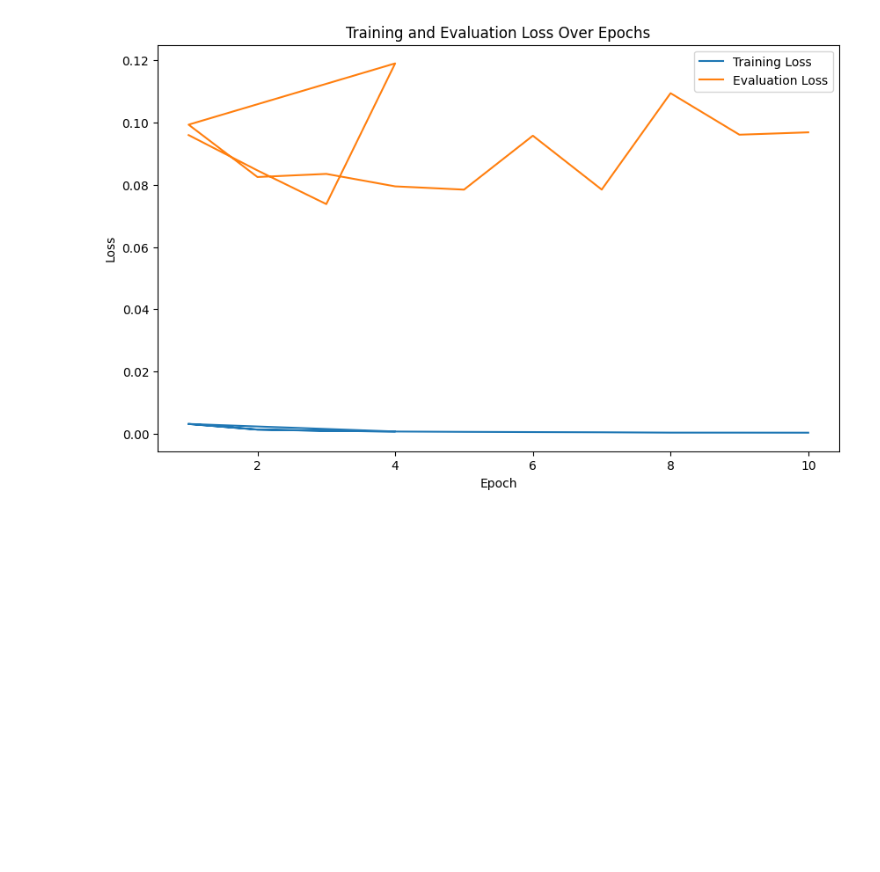
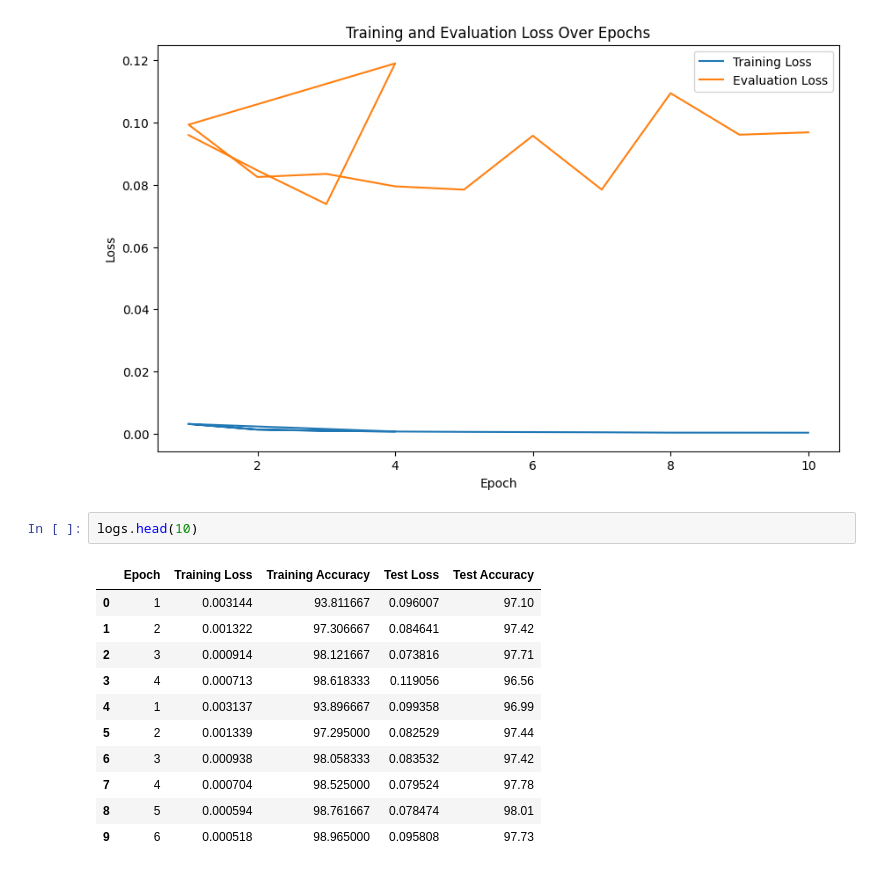
Before and after one commit to Yukesh432/pytorch-learning, a Jupyter notebook: nn_architecture/pruned_NN.ipynb, the cells around one changed output. Cells and saved outputs as stored; diff of their text form; blank space fills up the shorter version.

```diff
--- a/nn_architecture/pruned_NN.ipynb
+++ b/nn_architecture/pruned_NN.ipynb
@@ -162,3 +172,17 @@ plt.legend()
 plt.show()
 # %% [output]
 [figure]
+# %%
+logs.head(10)
+# %% [output]
+|  | Epoch | Training Loss | Training Accuracy | Test Loss | Test Accuracy |
+| 0 | 1 | 0.003144 | 93.811667 | 0.096007 | 97.10 |
+| 1 | 2 | 0.001322 | 97.306667 | 0.084641 | 97.42 |
+| 2 | 3 | 0.000914 | 98.121667 | 0.073816 | 97.71 |
+| 3 | 4 | 0.000713 | 98.618333 | 0.119056 | 96.56 |
+| 4 | 1 | 0.003137 | 93.896667 | 0.099358 | 96.99 |
+| 5 | 2 | 0.001339 | 97.295000 | 0.082529 | 97.44 |
+| 6 | 3 | 0.000938 | 98.058333 | 0.083532 | 97.42 |
+| 7 | 4 | 0.000704 | 98.525000 | 0.079524 | 97.78 |
+| 8 | 5 | 0.000594 | 98.761667 | 0.078474 | 98.01 |
+| 9 | 6 | 0.000518 | 98.965000 | 0.095808 | 97.73 |
```
Also changed, not shown: parts of 1 cell of this notebook.
